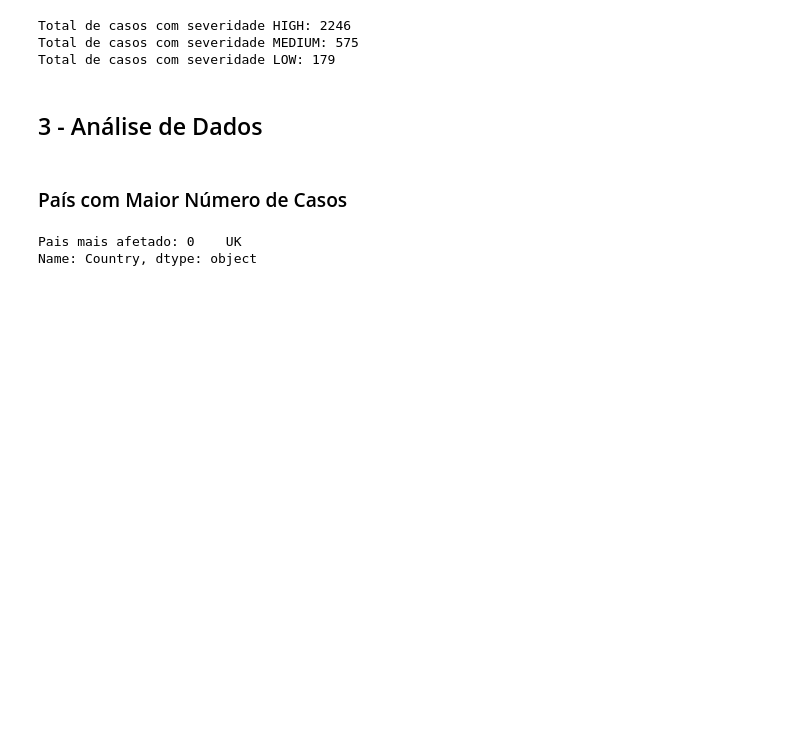
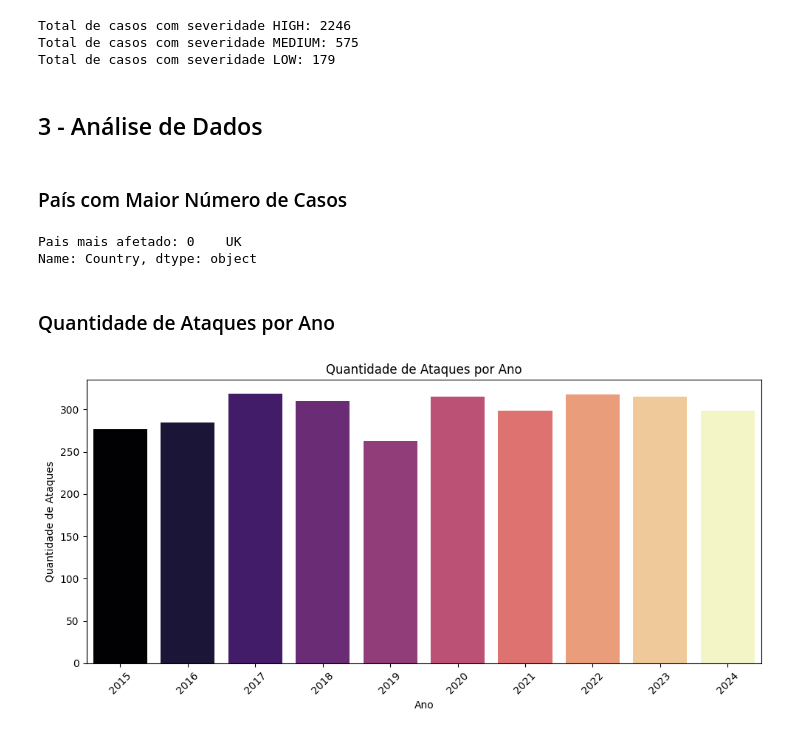
Before and after one commit to jricass/Cybersecurity-Dataframe-Analysis, a Jupyter notebook: analysis.ipynb, the cells around one changed output. Cells and saved outputs as stored; diff of their text form; code cells hidden in the pictures; blank space fills up the shorter version.

```diff
--- a/analysis.ipynb
+++ b/analysis.ipynb
@@ -8,7 +8,7 @@ import seaborn as sns
 # %% [markdown]
 ## Definindo Data Frame
 # %%
-df = pd.read_csv('Cybersecurity_Threats_2015-2024.csv')
+df = pd.read_csv('assets/Cybersecurity_Threats_2015-2024.csv')
 # %% [markdown]
 ## 1 - Informações Básicas
 # %%
@@ -168,3 +179,19 @@ print(f"Pais mais afetado: {pais_mais_afetado}")
 # %% [output]
 Pais mais afetado: 0    UK
 Name: Country, dtype: object
+# %% [markdown]
+### Quantidade de Ataques por Ano
+# %%
+ataques_por_ano = df['Year'].value_counts().sort_index()
+
+plt.figure(figsize=(10, 5))
+sns.barplot(x=ataques_por_ano.index, y=ataques_por_ano.values, palette='magma', hue=ataques_por_ano.index, legend=False)
+
+plt.title('Quantidade de Ataques por Ano')
+plt.xlabel('Ano')
+plt.ylabel('Quantidade de Ataques')
+plt.xticks(rotation=45)
+plt.tight_layout()
+plt.show()
+# %% [output]
+[figure, added]
```
Also changed, not shown: parts of 8 cells of this notebook, 3 other files.
